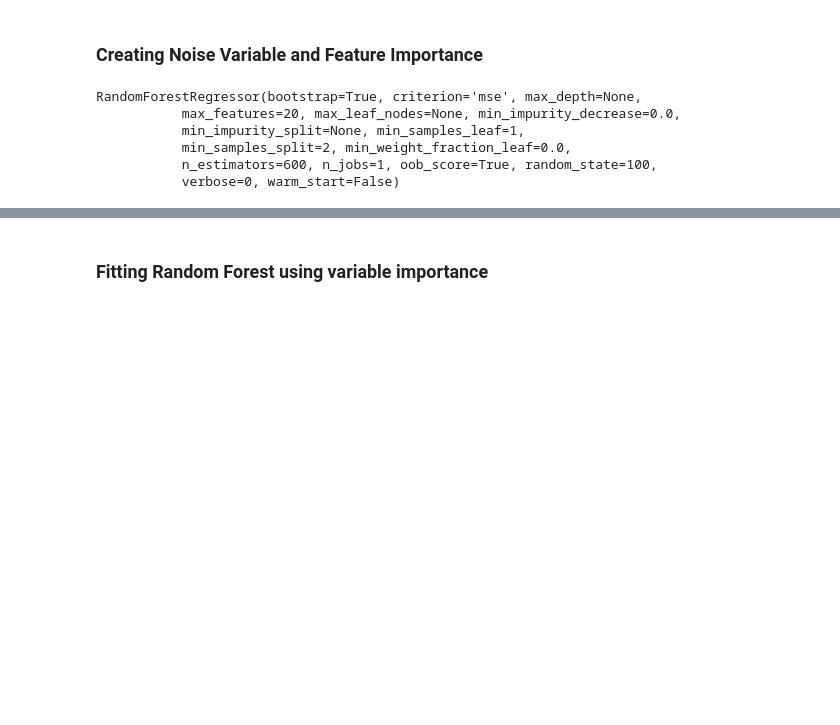
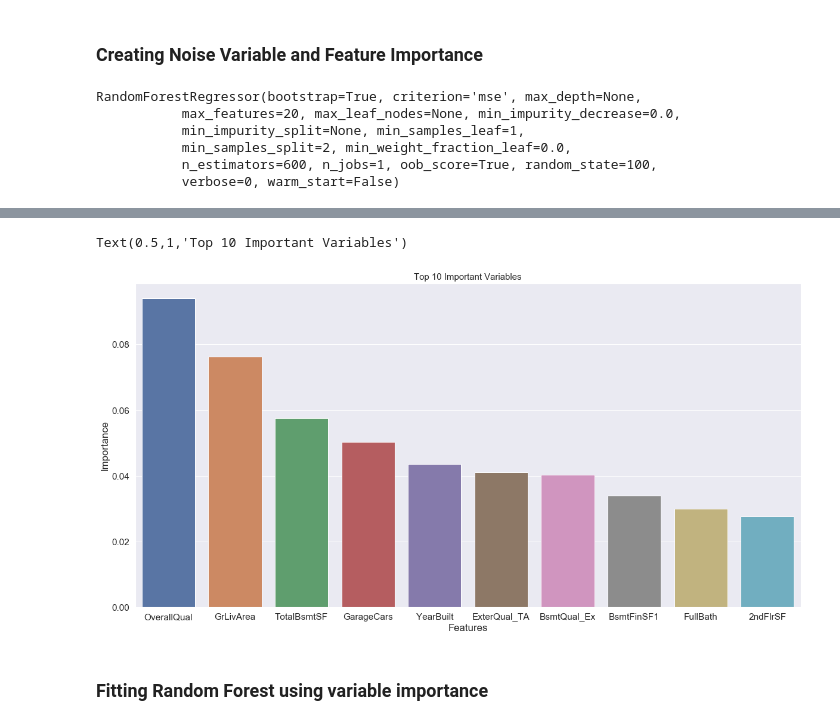
Before and after one commit to tybrs/kaggle-housing-prices, a Jupyter notebook: Ray/XGBoost.ipynb, the cells around one changed output, grey strips where cells are left out. Saved outputs shown, nothing was run; the diff lists cells and outputs as text; code cells hidden in the pictures; blank space fills up the shorter version.

```diff
--- a/Ray/XGBoost.ipynb
+++ b/Ray/XGBoost.ipynb
@@ -259,3 +260,13 @@ importance
+# %%
+import seaborn as sns
+
+top_importance = importance.iloc[0:10]
+plt.figure(figsize=(20,10))
+sns.set(font_scale=1.4)
+sns.barplot(x = top_importance["Features"],y = top_importance["Importance"], data = top_importance).set_title("Top 10 Important Variables", fontsize = 15)
+# %% [output]
+Text(0.5,1,'Top 10 Important Variables')
+[figure, added]
 # %% [markdown]
 ### Fitting Random Forest using variable importance
 # %%
```
Also changed, not shown: parts of 8 cells of this notebook, 5 other files.
